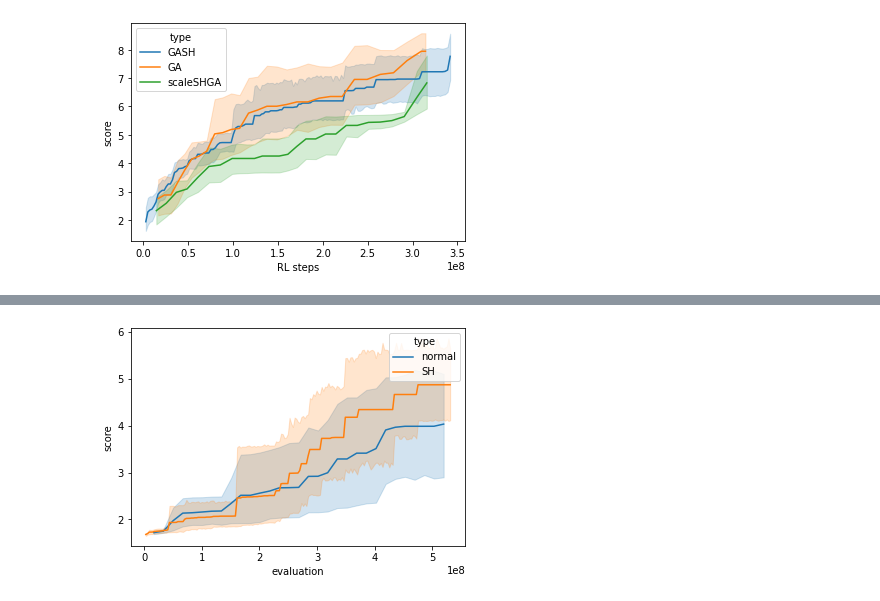
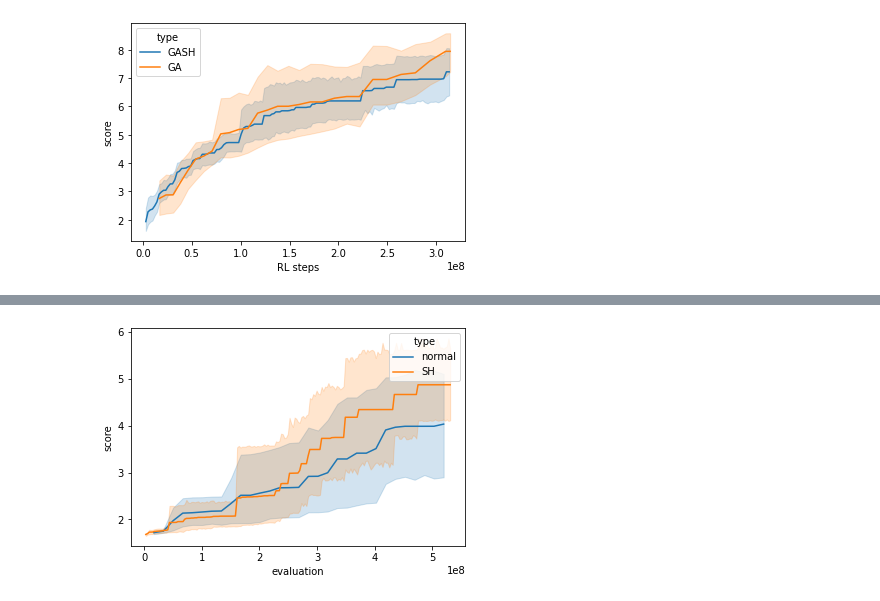
Before and after one commit to sk161717/Evogym-GASH, a Jupyter notebook: examples/output_graph.ipynb, the cells around one changed output, grey strips where cells are left out. Cells and saved outputs as stored; diff of their text form; code cells hidden in the pictures.

```diff
--- a/examples/output_graph.ipynb
+++ b/examples/output_graph.ipynb
@@ -107,13 +107,14 @@ def normal_steps(save_dir,generation):
 # list
 # data['hue'] = list
 
-def plot_confidence(df,is_step_based=True):
+def plot_confidence(df,is_step_based=True,name='evaluation_score'):
 
     df=df.reset_index()
     sns.lineplot(x="evaluation", y="score", data=df,hue='type')
     xlabel='RL steps' if is_step_based else 'generations'
     plt.xlabel(xlabel)
-    plt.savefig('evaluation_score.pdf')
+    suffix='_step' if is_step_based else '_gen'
+    plt.savefig(name+suffix+'.pdf')
 
 
 
@@ -134,33 +135,33 @@ def plot_graph(data,eval_list,label,is_eval_base=True):
     plt.legend()
 
     # プロット表示(設定の反映)
     plt.show()
 
 
 
 
 
 expr_name_normal='UpStepper-v0_TournamentGA'
 expr_name_fast='UpStepper-v0_TournamentFastGA'
 expr_name_suha='UpStepper-v0_TournamentSuHaGA'
 expr_name_gash='UpStepper-v0_SuHaGA'
 expr_name_ga='UpStepper-v0_GA'
 expr_name_scaleSuHA='UpStepper-v0_scaleSuHaGA'
 is_step_based=True
 
 #data_normal,eval_list_normal=average_graph(expr_name_normal,[0,100,6,9],31,False)
 #data_fast,eval_list_fast=average_graph(expr_name_fast,[6,7,8,9,10,11,12,13,14,15],31,False)
 #df_normal=data_for_confidence(expr_name_normal,[0,1,2,3,4,5,6,7,8,9,10,11,12,13,14,15],31,False,'normal',normal_steps)
 #df_fast=data_for_confidence(expr_name_fast,[0,1,2,3,4,5,6,7,8,9,10,11,12,13,14,15],31,False,'fast',SH_steps,is_step_based)
 #df_suha=data_for_confidence(expr_name_suha,range(15),187,False,'SH',SH_steps)
-df_gash=data_for_confidence(expr_name_gash,[2,3,5,6,7,8,10,11,12,13],143,False,'GASH',load_steps,is_step_based)
+df_gash=data_for_confidence(expr_name_gash,[2,3,5,6,7,8,10,11,12,13],133,False,'GASH',load_steps,is_step_based)
 df_ga=data_for_confidence(expr_name_ga,[0,1,2,3,4,6,7],28,False,"GA",load_steps,is_step_based)
 df_scaleSH=data_for_confidence(expr_name_scaleSuHA,[3,4,5,6,7,8],27,False,"scaleSHGA",load_steps,is_step_based)
 
 #df_ga=data_for_confidence()
 #df_normal.head(5)
-plot_confidence(pd.concat([df_gash,df_ga,df_scaleSH]),is_step_based)
+plot_confidence(pd.concat([df_gash,df_ga]),is_step_based,'UpStepper-v0')
 
 #plot_graph([data_single,data_multi],[eval_list_single,eval_list_multi],['GA:4 seed average','multi:5 seed average'])
 # %% [output]
-[figure, old version]
+[figure, new version]
```
Also changed, not shown: parts of 10 cells of this notebook, 10 other files.
